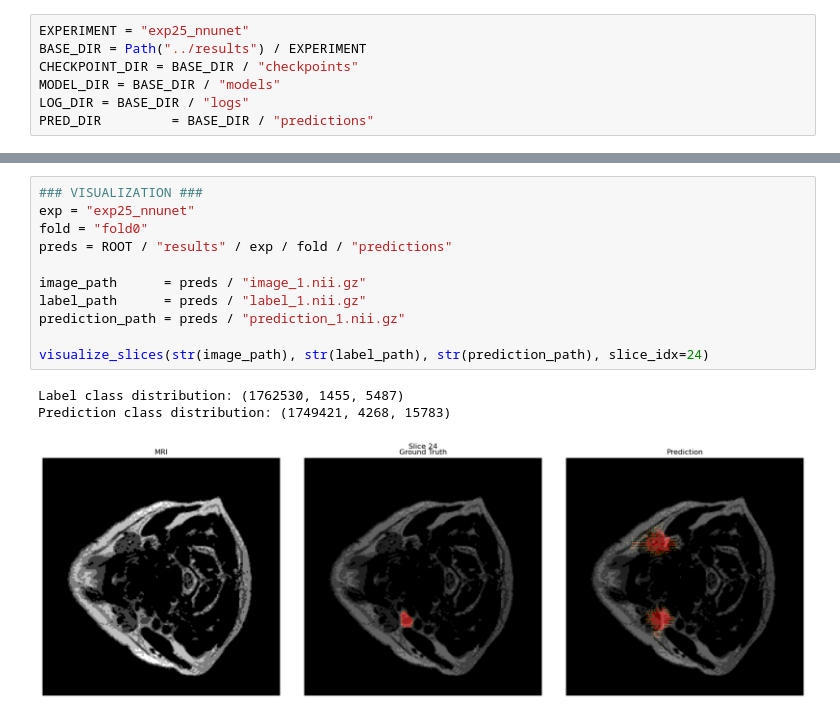
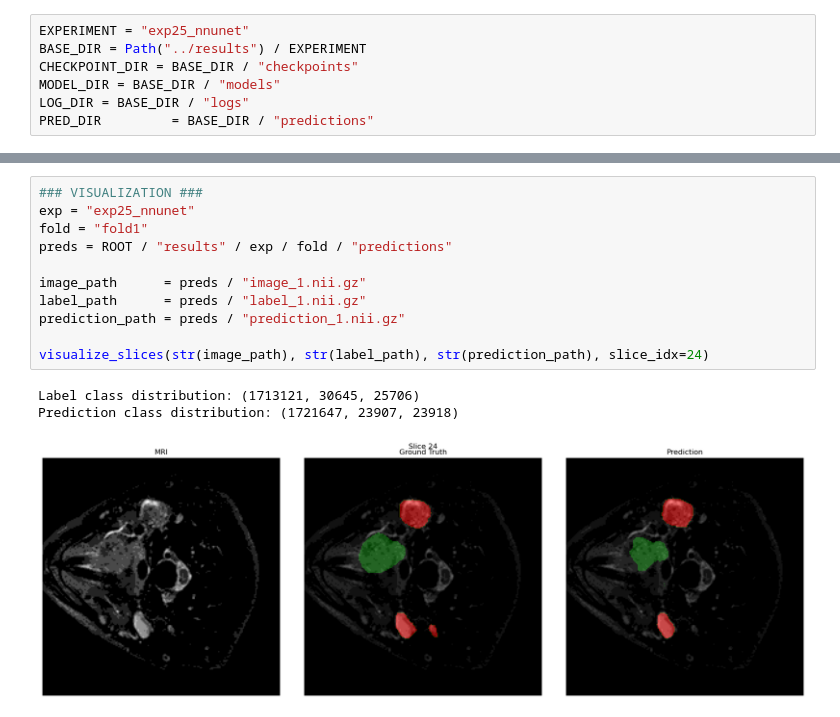
Before and after one commit to herminega/tdt4265_mini_project, a Jupyter notebook: notebooks/train.ipynb, the cells around one changed output, grey strips where cells are left out. Cells and saved outputs as stored; diff of their text form.

```diff
--- a/notebooks/train.ipynb
+++ b/notebooks/train.ipynb
@@ -130,15 +182,15 @@ Fold 0 best metrics @ step 2080.0:
 # %%
 ### VISUALIZATION ###
 exp = "exp25_nnunet"
-fold = "fold0"
+fold = "fold1"
 preds = ROOT / "results" / exp / fold / "predictions"
 
 image_path      = preds / "image_1.nii.gz"
 label_path      = preds / "label_1.nii.gz"
 prediction_path = preds / "prediction_1.nii.gz"
 
 visualize_slices(str(image_path), str(label_path), str(prediction_path), slice_idx=24)
 # %% [output]
-Label class distribution: (1762530, 1455, 5487)
-Prediction class distribution: (1749421, 4268, 15783)
+Label class distribution: (1713121, 30645, 25706)
+Prediction class distribution: (1721647, 23907, 23918)
-[figure, old version]
+[figure, new version]
```
Also changed, not shown: parts of 1 cell of this notebook, 8 other files.
